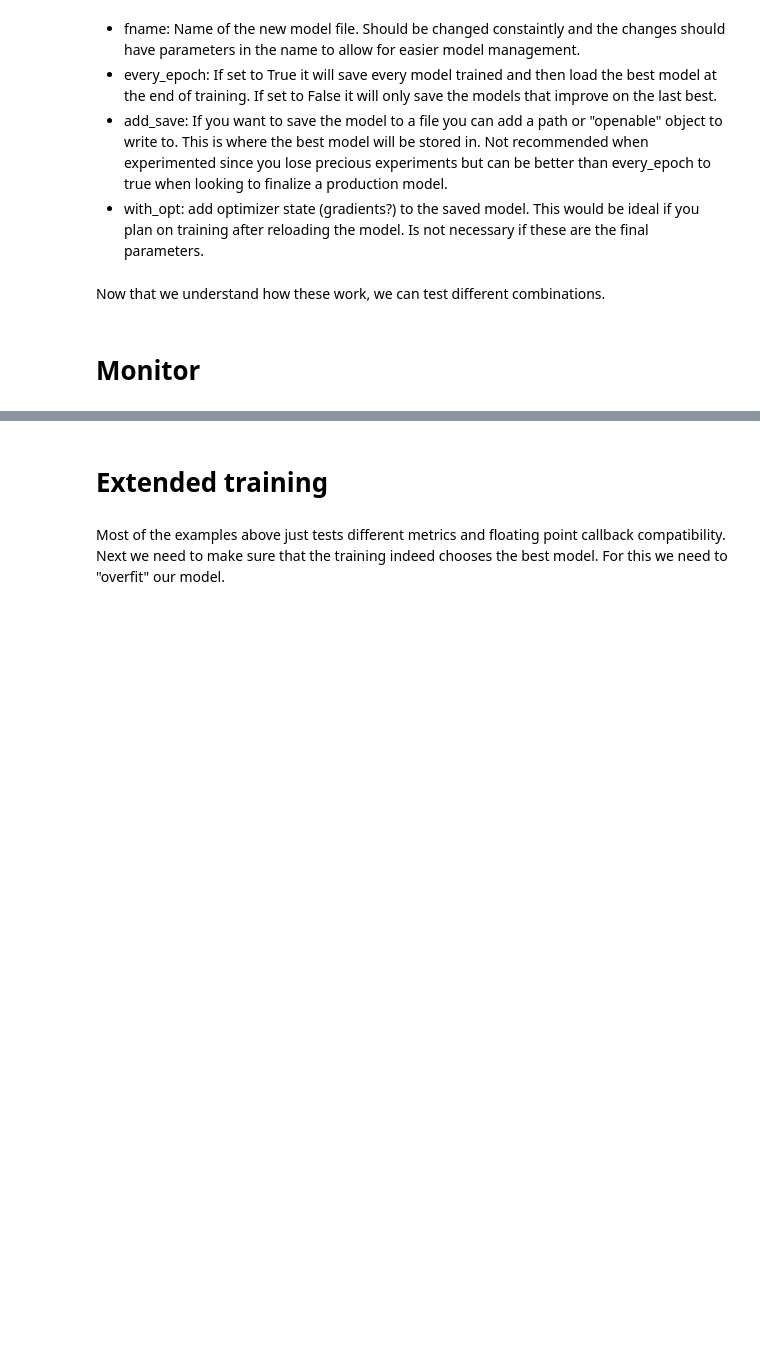
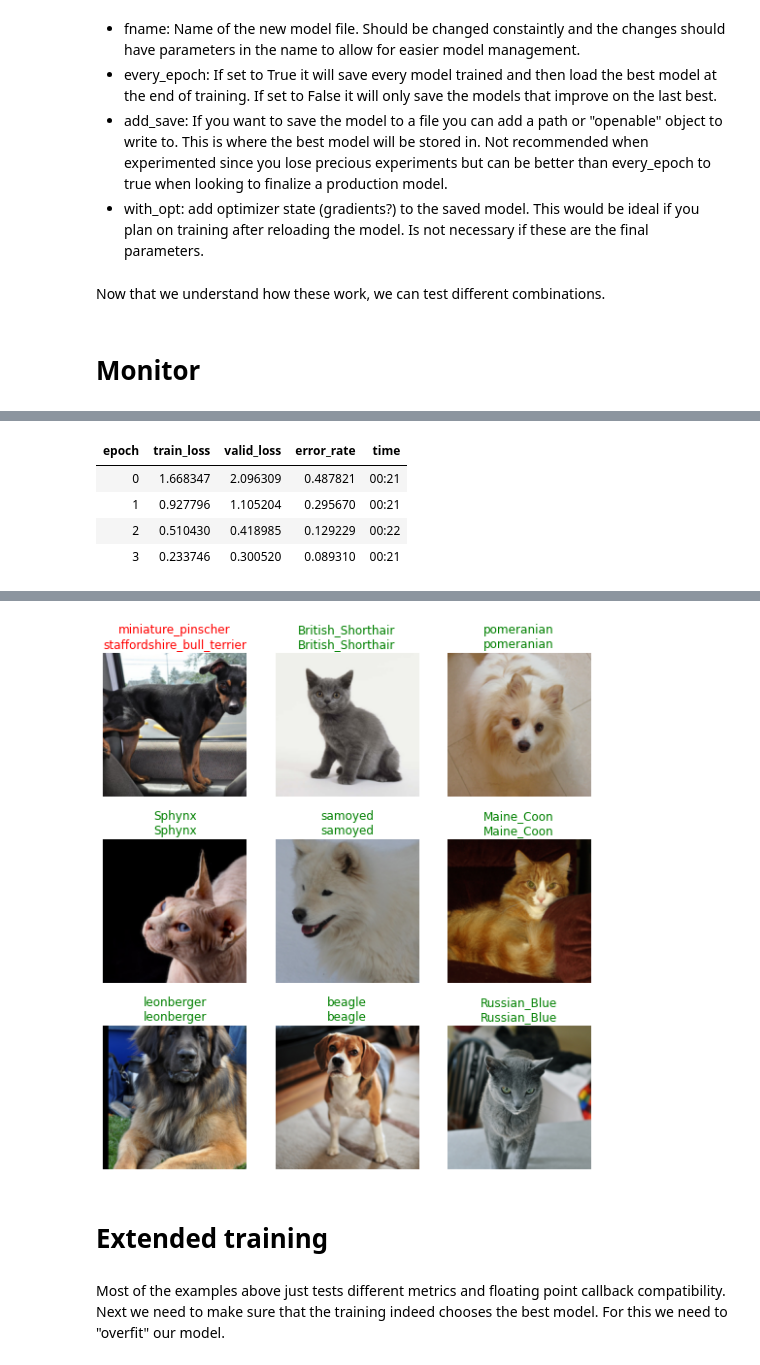
Before and after one commit to hoftherose/MiniML, a Jupyter notebook: nbs/Callbacks.SaveModel.ipynb, the cells around one changed output, grey strips where cells are left out. Cells and saved outputs as stored; diff of their text form; code cells hidden in the pictures; blank space fills up the shorter version.

```diff
--- a/nbs/Callbacks.SaveModel.ipynb
+++ b/nbs/Callbacks.SaveModel.ipynb
@@ -133,0 +98,9 @@ learner.show_results()
+# %%
+save_file=Path("models/valid_loss_best.pth")
+train_with("valid_loss", "valid_loss_only_best", add_save=save_file)
+# %% [output]
+| epoch | train_loss | valid_loss | error_rate | time |
+| 0 | 1.668347 | 2.096309 | 0.487821 | 00:21 |
+| 1 | 0.927796 | 1.105204 | 0.295670 | 00:21 |
+| 2 | 0.510430 | 0.418985 | 0.129229 | 00:22 |
+| 3 | 0.233746 | 0.300520 | 0.089310 | 00:21 |
@@ -134,3 +108,4 @@ learner.show_results()
+[figure, added]
 # %% [markdown]
 # Extended training
 # %% [markdown]
```
Also changed, not shown: parts of 18 cells of this notebook.
